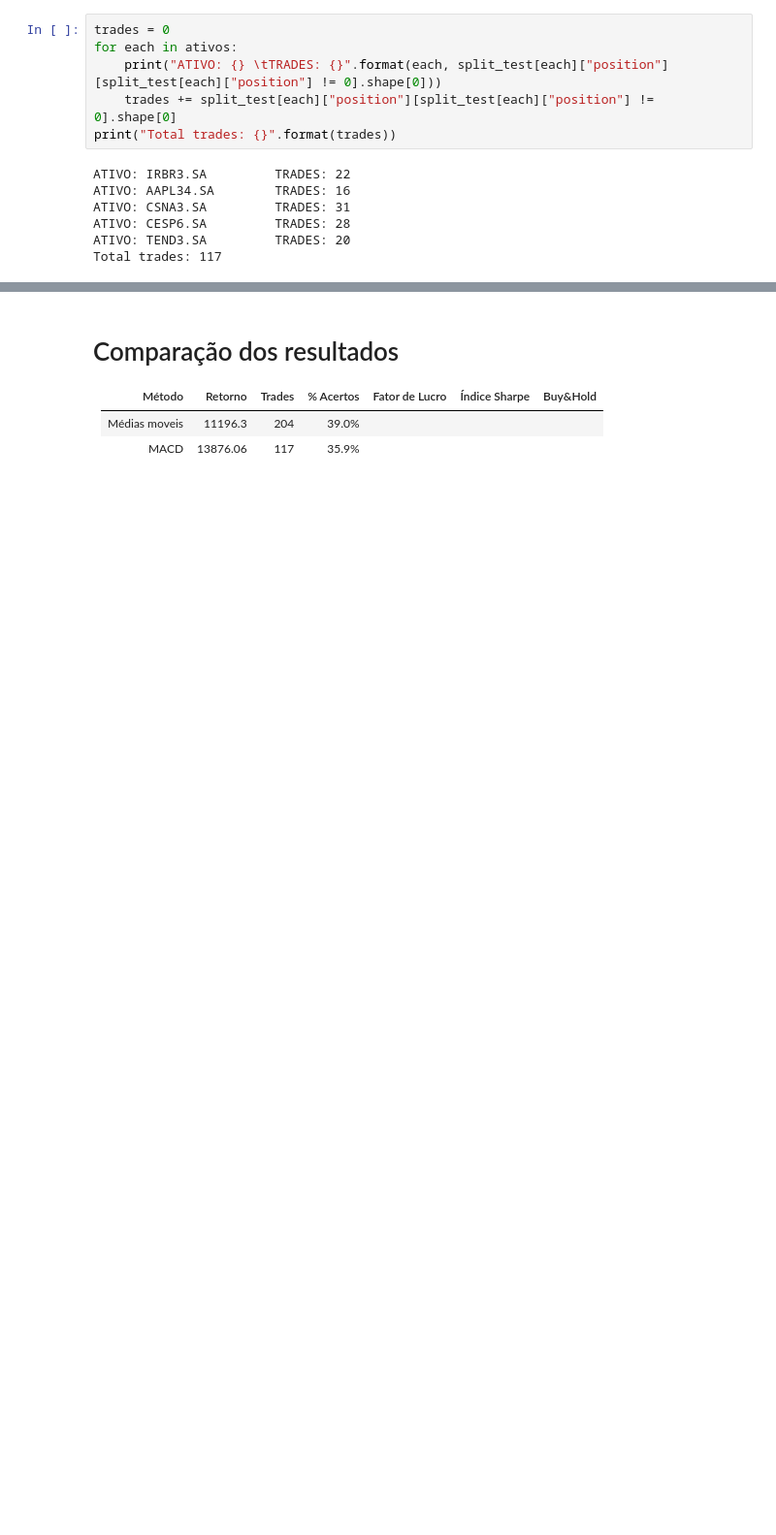
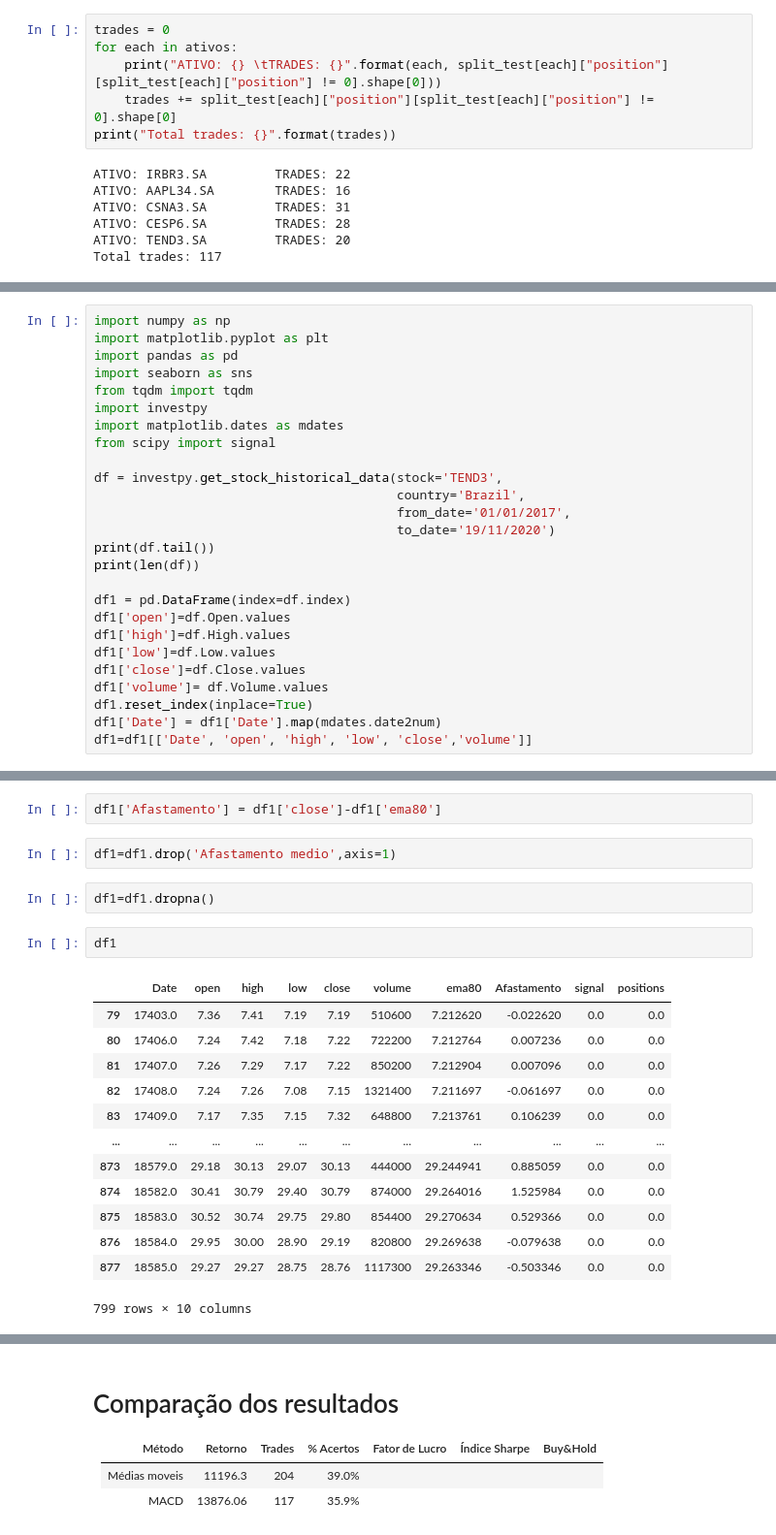
Before and after one commit to victorhdcoelho/SinaisFinanceiros-atividade02, a Jupyter notebook: Atividade02.ipynb, the cells around one changed output, grey strips where cells are left out. Shown at 97% size. Saved outputs shown, nothing was run; the diff lists cells and outputs as text; blank space fills up the shorter version.

```diff
--- a/Atividade02.ipynb
+++ b/Atividade02.ipynb
@@ -279,0 +282,26 @@ Total trades: 117
+# %%
+import numpy as np
+import matplotlib.pyplot as plt
+import pandas as pd
+import seaborn as sns
+from tqdm import tqdm
+import investpy
+import matplotlib.dates as mdates
+from scipy import signal
+
+df = investpy.get_stock_historical_data(stock='TEND3',
+                                        country='Brazil',
+                                        from_date='01/01/2017',
+                                        to_date='19/11/2020')
+print(df.tail())
+print(len(df))
+
+df1 = pd.DataFrame(index=df.index)
+df1['open']=df.Open.values
+df1['high']=df.High.values
+df1['low']=df.Low.values
+df1['close']=df.Close.values
+df1['volume']= df.Volume.values
+df1.reset_index(inplace=True)
+df1['Date'] = df1['Date'].map(mdates.date2num)
+df1=df1[['Date', 'open', 'high', 'low', 'close','volume']]
@@ -279,0 +332,22 @@ Total trades: 117
+# %%
+df1['Afastamento'] = df1['close']-df1['ema80']
+# %%
+df1=df1.drop('Afastamento medio',axis=1)
+# %%
+df1=df1.dropna()
+# %%
+df1
+# %% [output]
+|  | Date | open | high | low | close | volume | ema80 | Afastamento | signal | positions |
+| 79 | 17403.0 | 7.36 | 7.41 | 7.19 | 7.19 | 510600 | 7.212620 | -0.022620 | 0.0 | 0.0 |
+| 80 | 17406.0 | 7.24 | 7.42 | 7.18 | 7.22 | 722200 | 7.212764 | 0.007236 | 0.0 | 0.0 |
+| 81 | 17407.0 | 7.26 | 7.29 | 7.17 | 7.22 | 850200 | 7.212904 | 0.007096 | 0.0 | 0.0 |
+| 82 | 17408.0 | 7.24 | 7.26 | 7.08 | 7.15 | 1321400 | 7.211697 | -0.061697 | 0.0 | 0.0 |
+| 83 | 17409.0 | 7.17 | 7.35 | 7.15 | 7.32 | 648800 | 7.213761 | 0.106239 | 0.0 | 0.0 |
+| ... | ... | ... | ... | ... | ... | ... | ... | ... | ... | ... |
+| 873 | 18579.0 | 29.18 | 30.13 | 29.07 | 30.13 | 444000 | 29.244941 | 0.885059 | 0.0 | 0.0 |
+| 874 | 18582.0 | 30.41 | 30.79 | 29.40 | 30.79 | 874000 | 29.264016 | 1.525984 | 0.0 | 0.0 |
+| 875 | 18583.0 | 30.52 | 30.74 | 29.75 | 29.80 | 854400 | 29.270634 | 0.529366 | 0.0 | 0.0 |
+| 876 | 18584.0 | 29.95 | 30.00 | 28.90 | 29.19 | 820800 | 29.269638 | -0.079638 | 0.0 | 0.0 |
+| 877 | 18585.0 | 29.27 | 29.27 | 28.75 | 28.76 | 1117300 | 29.263346 | -0.503346 | 0.0 | 0.0 |
+799 rows × 10 columns
```
Also changed, not shown: parts of 8 cells of this notebook.
